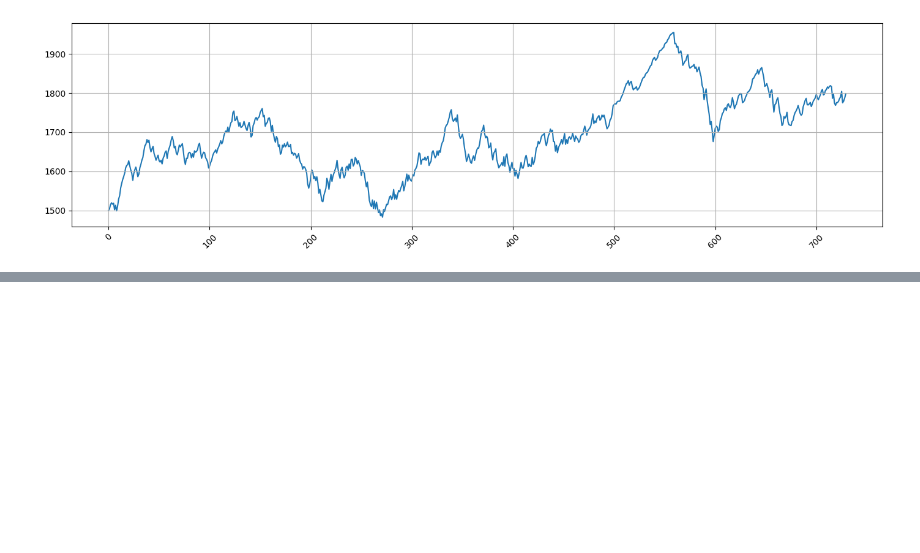
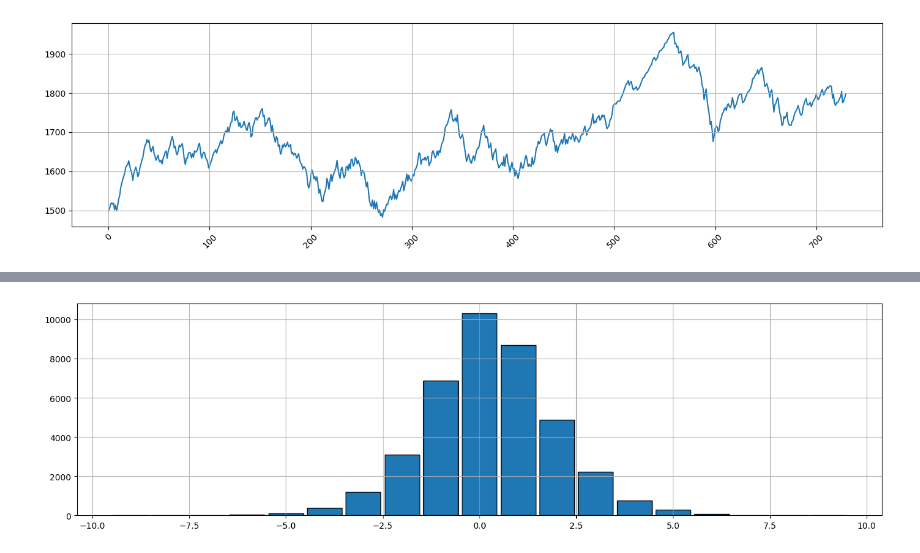
Before and after one commit to heiken1108/Match-Predictor, a Jupyter notebook: notebooks/Heiken/Heiken.ipynb, the cells around one changed output, grey strips where cells are left out. Drawn from its saved outputs; the diff is of its cells as text; code cells hidden in the pictures; blank space fills up the shorter version.

Commit message:
Added some visualizations

```diff
--- a/notebooks/Heiken/Heiken.ipynb
+++ b/notebooks/Heiken/Heiken.ipynb
@@ -94,0 +95,4 @@ data
+# %%
+util.plot_discrete_histogram(data['FTHG']-data['FTAG'], figsize=figsize)
+# %% [output]
+[figure, added]
```
Also changed, not shown: parts of 5 cells of this notebook, 1 other file.
